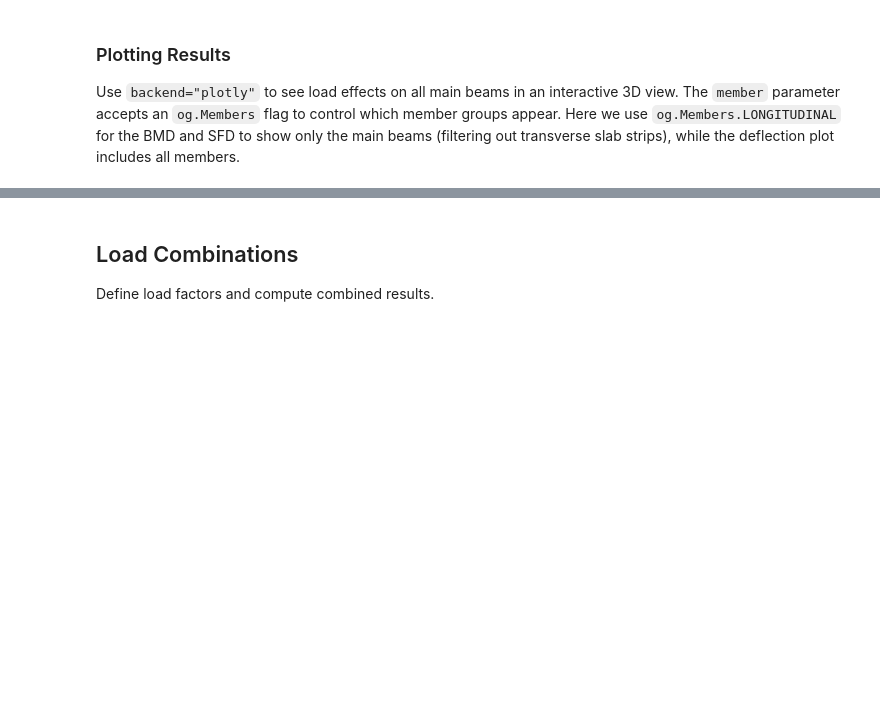
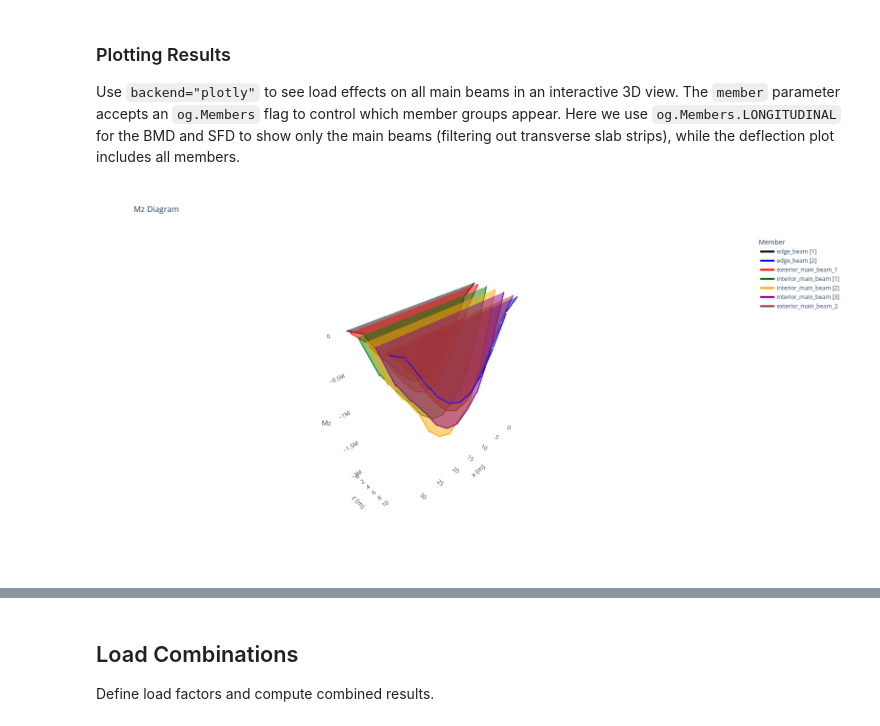
Before and after one commit to ccaprani/ospgrillage, a Jupyter notebook: docs/source/notebooks/super_t_tutorial.ipynb, the cells around one changed output, grey strips where cells are left out. Saved outputs shown, nothing was run; the diff lists cells and outputs as text; code cells hidden in the pictures; blank space fills up the shorter version.

Commit message:
Plot improvements; supports; lines

```diff
--- a/docs/source/notebooks/super_t_tutorial.ipynb
+++ b/docs/source/notebooks/super_t_tutorial.ipynb
@@ -257,5 +278,7 @@ The `member` parameter accepts an `og.Members` flag to control which member grou
 Here we use `og.Members.LONGITUDINAL` for the BMD and SFD to show only the main beams
 (filtering out transverse slab strips), while the deflection plot includes all members.
 # %%
-og.plot_bmd(model, results, member=og.Members.LONGITUDINAL, loadcase="M1600 L1", backend="plotly", figsize=(14, 8));
+og.plot_bmd(model, results, members=og.Members.LONGITUDINAL, loadcase="M1600 L1", backend="plotly", figsize=(14, 8));
+# %% [output]
+[figure, added]
 # %%
```
Also changed, not shown: parts of 8 cells of this notebook, 10 other files.
